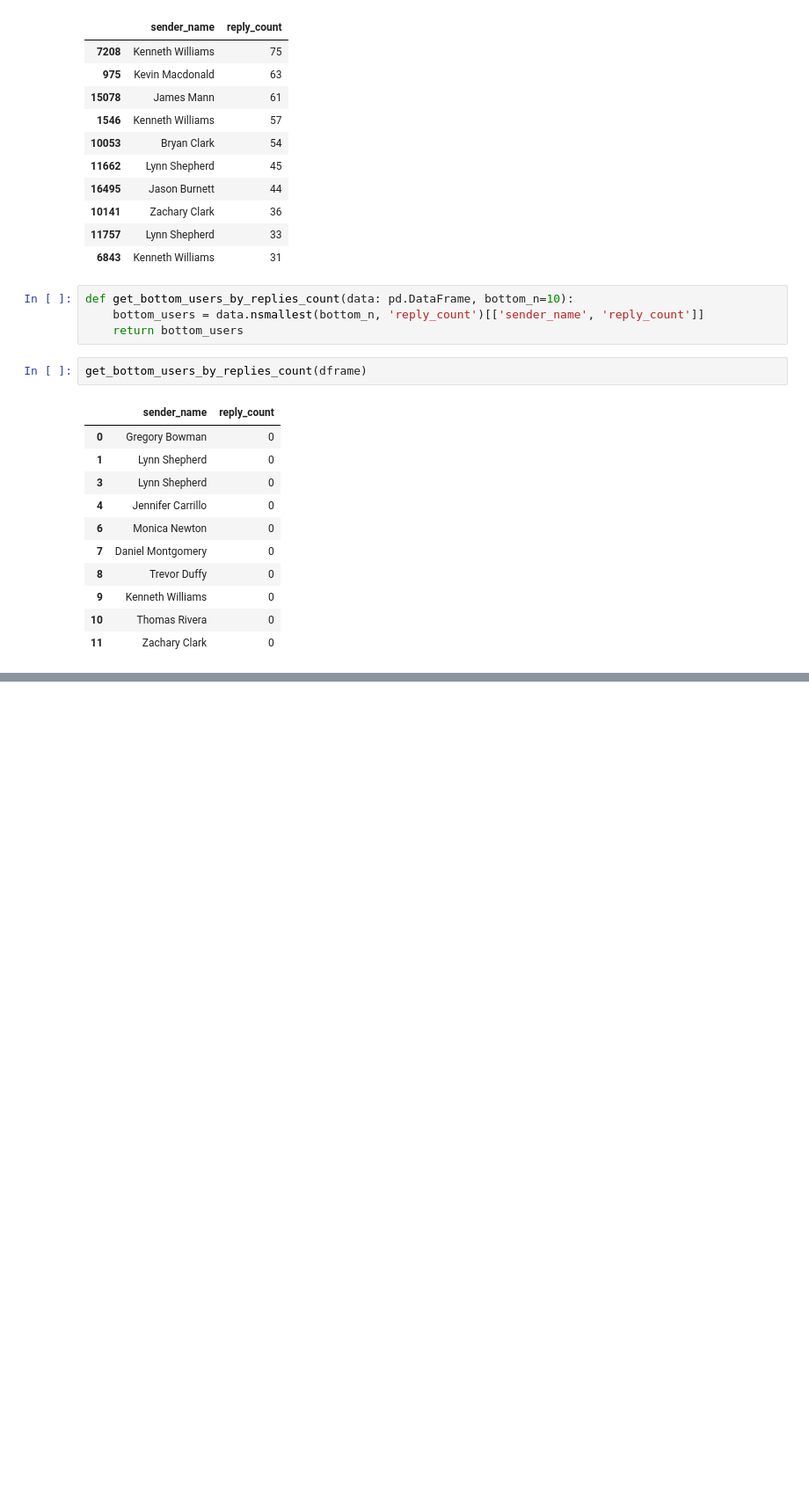
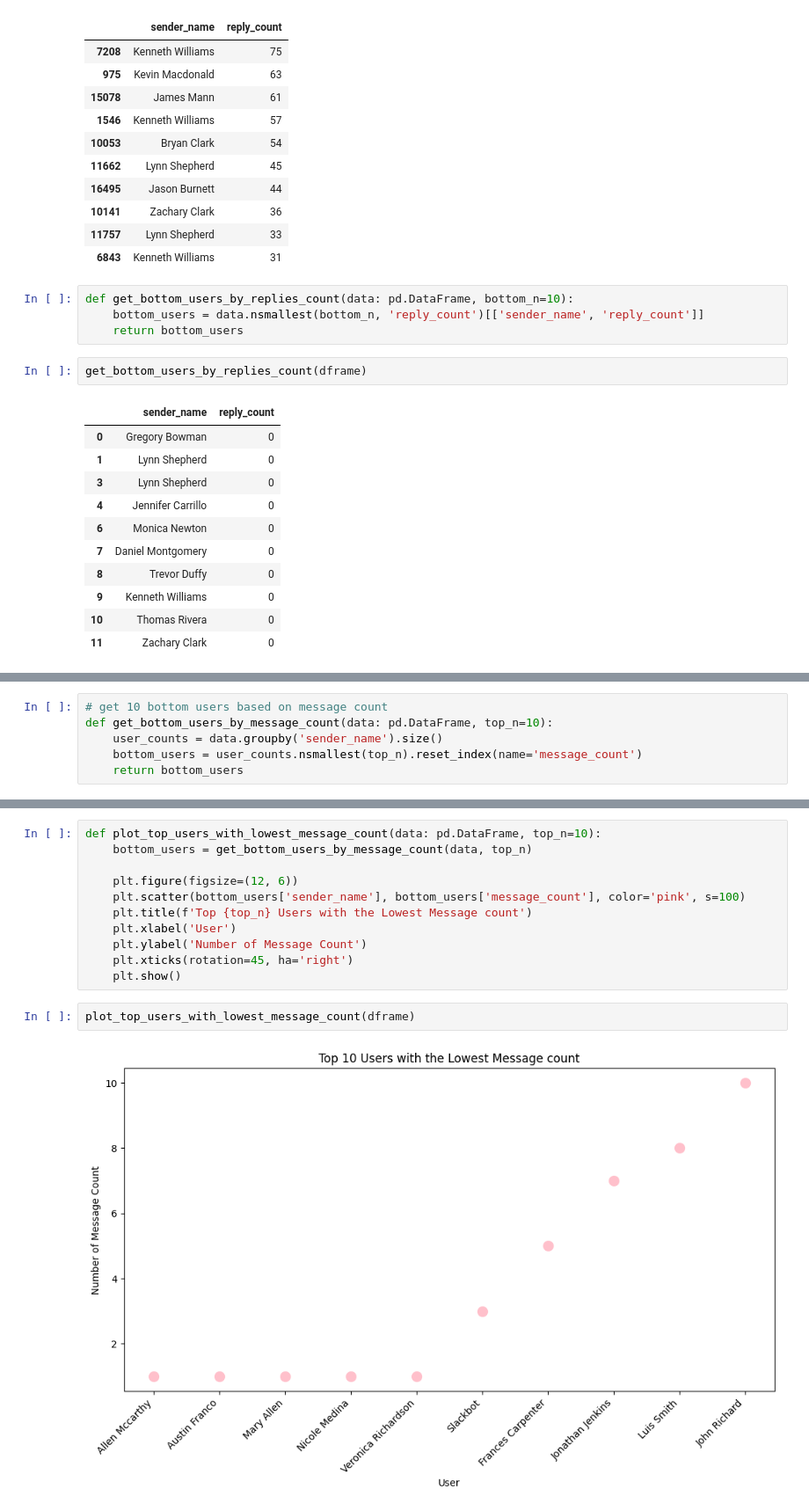
Before and after one commit to Azizadx/nasrallah-week0_10academy, a Jupyter notebook: notebooks/parse_slack_data.ipynb, the cells around one changed output, grey strips where cells are left out. Shown: that part at 88% size. Cells and saved outputs as stored; diff of their text form; blank space fills up the shorter version.

```diff
--- a/notebooks/parse_slack_data.ipynb
+++ b/notebooks/parse_slack_data.ipynb
@@ -447,0 +465,6 @@ plot_top_users_with_lowest_replies(dframe)
+# %%
+# get 10 bottom users based on message count
+def get_bottom_users_by_message_count(data: pd.DataFrame, top_n=10):
+    user_counts = data.groupby('sender_name').size()
+    bottom_users = user_counts.nsmallest(top_n).reset_index(name='message_count')
+    return bottom_users
@@ -447,0 +485,15 @@ plot_top_users_with_lowest_replies(dframe)
+# %%
+def plot_top_users_with_lowest_message_count(data: pd.DataFrame, top_n=10):
+    bottom_users = get_bottom_users_by_message_count(data, top_n)
+
+    plt.figure(figsize=(12, 6))
+    plt.scatter(bottom_users['sender_name'], bottom_users['message_count'], color='pink', s=100)
+    plt.title(f'Top {top_n} Users with the Lowest Message count')
+    plt.xlabel('User')
+    plt.ylabel('Number of Message Count')
+    plt.xticks(rotation=45, ha='right')
+    plt.show()
+# %%
+plot_top_users_with_lowest_message_count(dframe)
+# %% [output]
+[figure, added]
```
Also changed, not shown: parts of 28 cells of this notebook, 1 other file.
